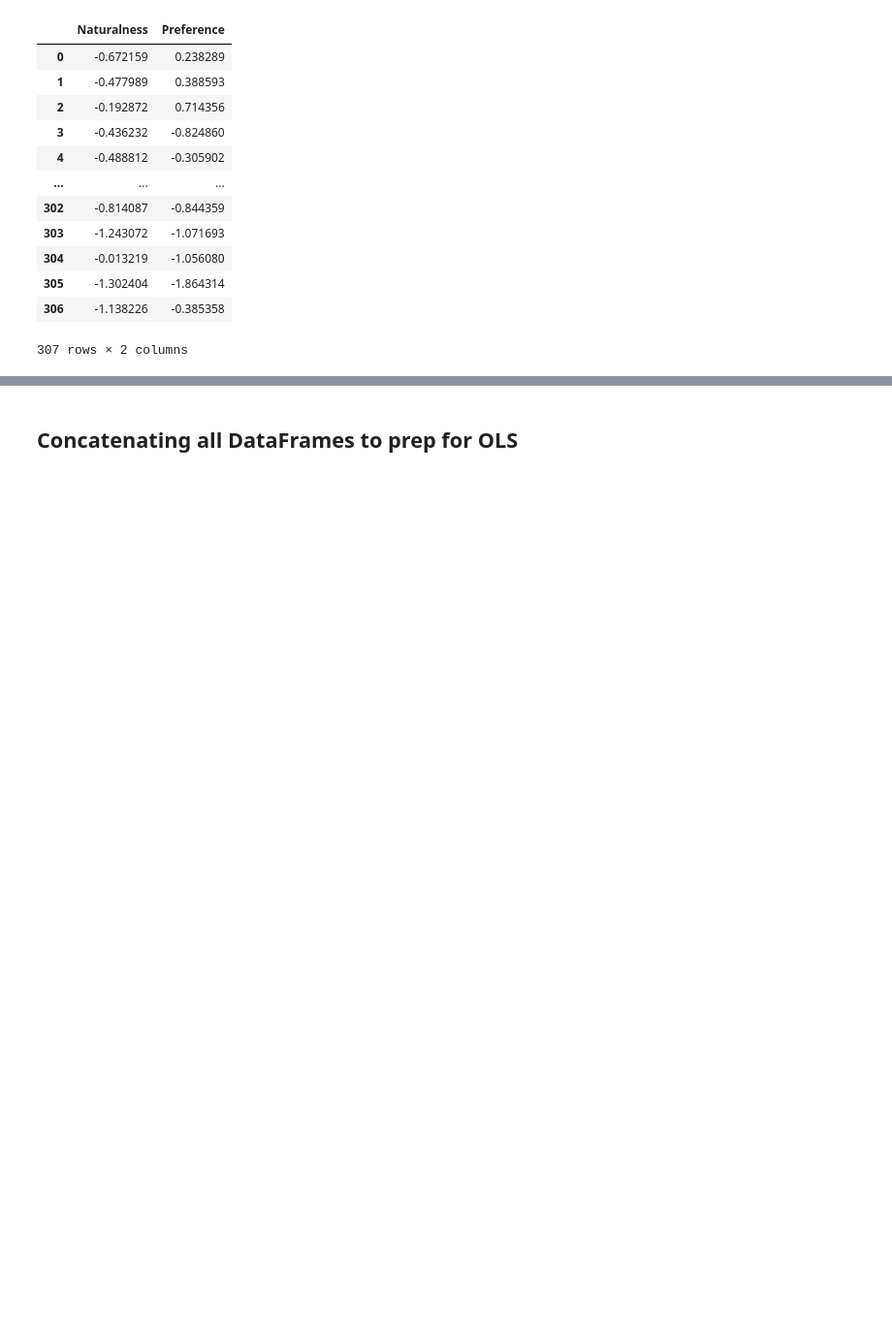
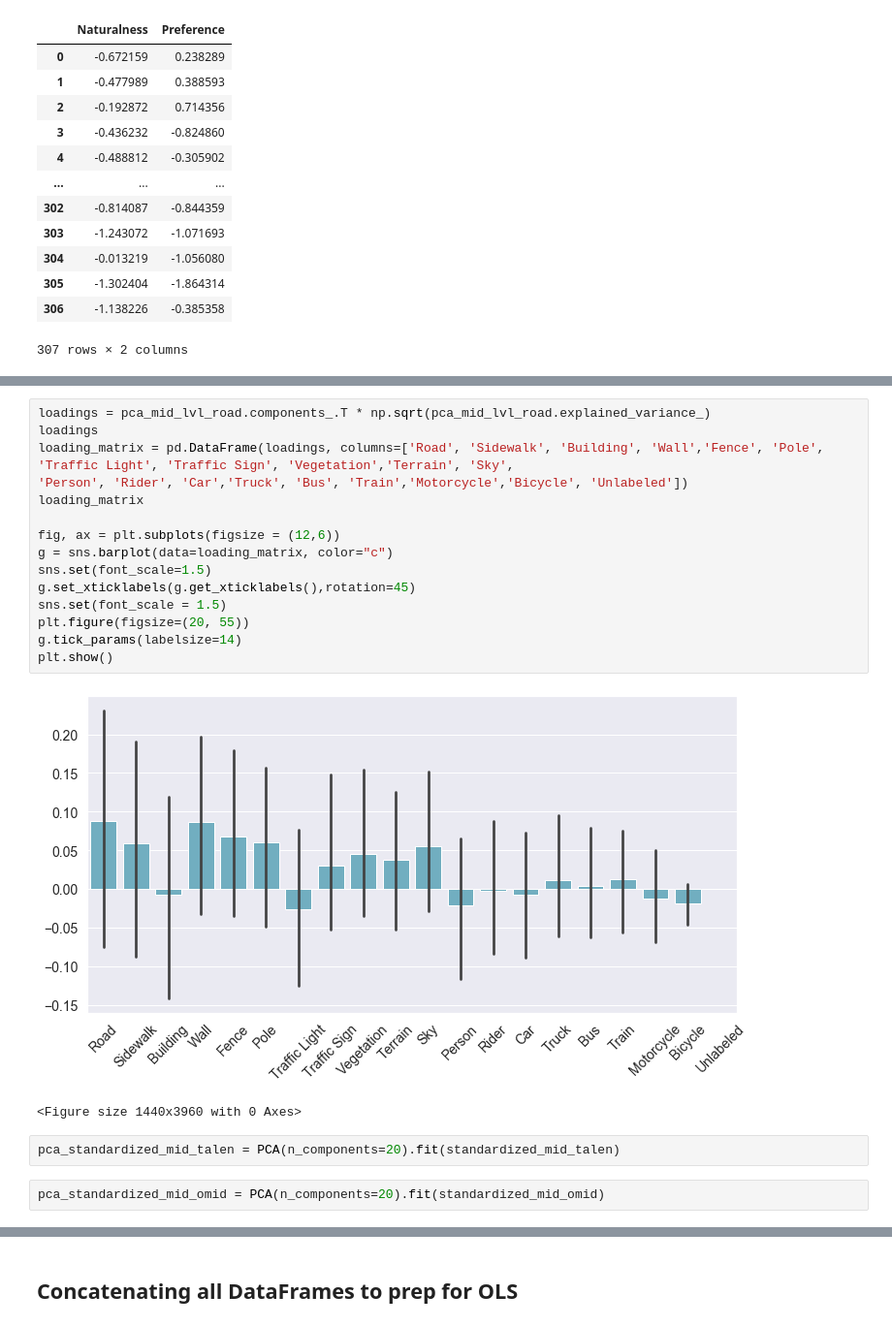
Before and after one commit to gabyakcelik/street_psych, a Jupyter notebook: CodeNotebooks/all_images_reg_code_preference_only.ipynb, the cells around one changed output, grey strips where cells are left out. Shown at 97% size. Saved outputs shown, nothing was run; the diff lists cells and outputs as text; blank space fills up the shorter version.

```diff
--- a/CodeNotebooks/all_images_reg_code_preference_only.ipynb
+++ b/CodeNotebooks/all_images_reg_code_preference_only.ipynb
@@ -522,0 +626,22 @@ standardized_ratings_omid
+# %%
+loadings = pca_mid_lvl_road.components_.T * np.sqrt(pca_mid_lvl_road.explained_variance_)
+loadings
+loading_matrix = pd.DataFrame(loadings, columns=['Road', 'Sidewalk', 'Building', 'Wall','Fence', 'Pole', 'Traffic Light', 'Traffic Sign', 'Vegetation','Terrain', 'Sky',
+'Person', 'Rider', 'Car','Truck', 'Bus', 'Train','Motorcycle','Bicycle', 'Unlabeled'])
+loading_matrix
+
+fig, ax = plt.subplots(figsize = (12,6))
+g = sns.barplot(data=loading_matrix, color="c")
+sns.set(font_scale=1.5)
+g.set_xticklabels(g.get_xticklabels(),rotation=45)
+sns.set(font_scale = 1.5)
+plt.figure(figsize=(20, 55))
+g.tick_params(labelsize=14)
+plt.show()
+# %% [output]
+[figure, added]
+<Figure size 1440x3960 with 0 Axes>
+# %%
+pca_standardized_mid_talen = PCA(n_components=20).fit(standardized_mid_talen)
+# %%
+pca_standardized_mid_omid = PCA(n_components=20).fit(standardized_mid_omid)
```
Also changed, not shown: parts of 41 cells of this notebook.
